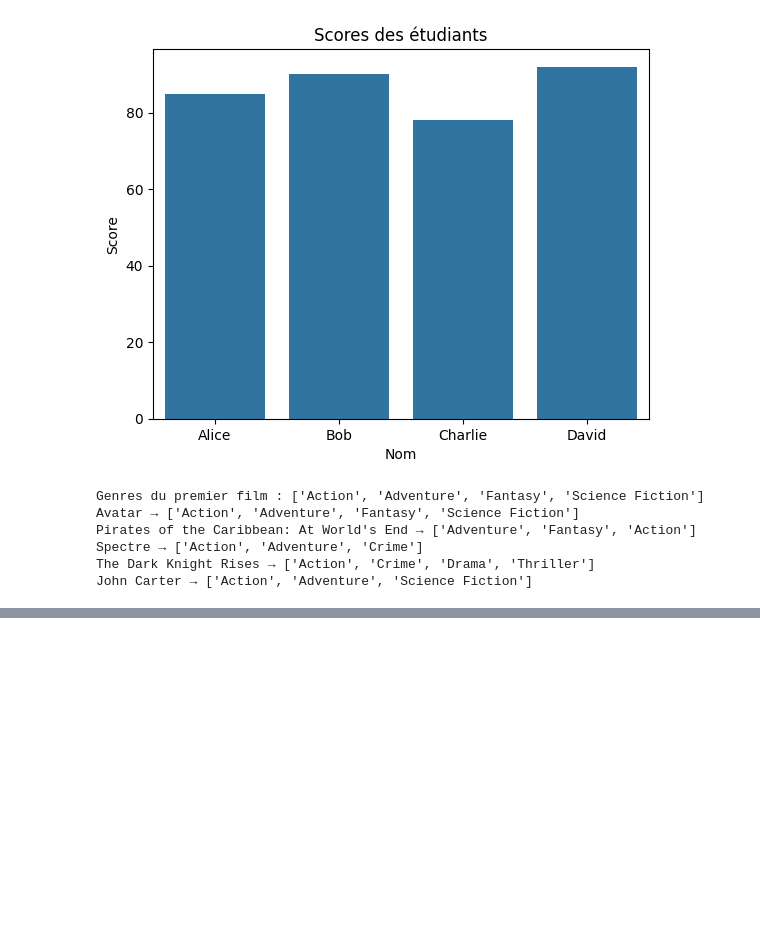
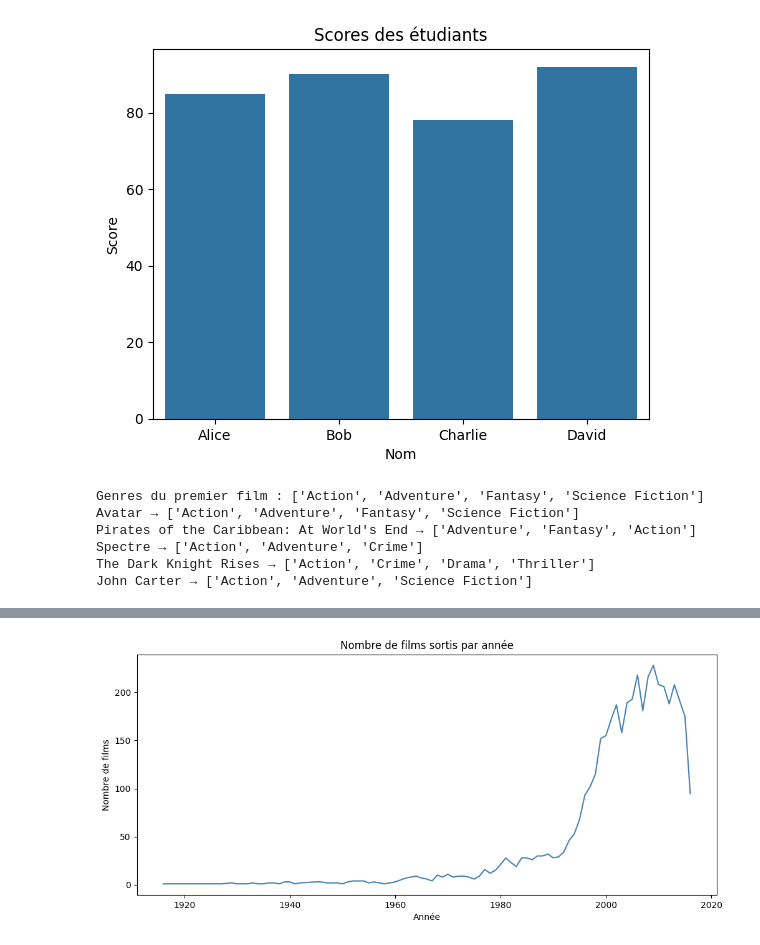
Before and after one commit to Hadiza06/analyse-films-tmdb, a Jupyter notebook: analyse.ipynb, the cells around one changed output, grey strips where cells are left out. Saved outputs shown, nothing was run; the diff lists cells and outputs as text; code cells hidden in the pictures; blank space fills up the shorter version.

```diff
--- a/analyse.ipynb
+++ b/analyse.ipynb
@@ -99,0 +113,16 @@ print(df.shape)
+# %%
+# Extraire l'année depuis la colonne release_date
+df["release_year"] = pd.to_datetime(df["release_date"], errors="coerce").dt.year
+
+# Compter le nombre de films par année
+films_par_an = df["release_year"].value_counts().sort_index()
+
+# Visualisation
+plt.figure(figsize=(12, 5))
+sns.lineplot(x=films_par_an.index, y=films_par_an.values, color="steelblue")
+plt.title("Nombre de films sortis par année")
+plt.xlabel("Année")
+plt.ylabel("Nombre de films")
+plt.show()
+# %% [output]
+[figure, added]
```
Also changed, not shown: parts of 3 cells of this notebook.
